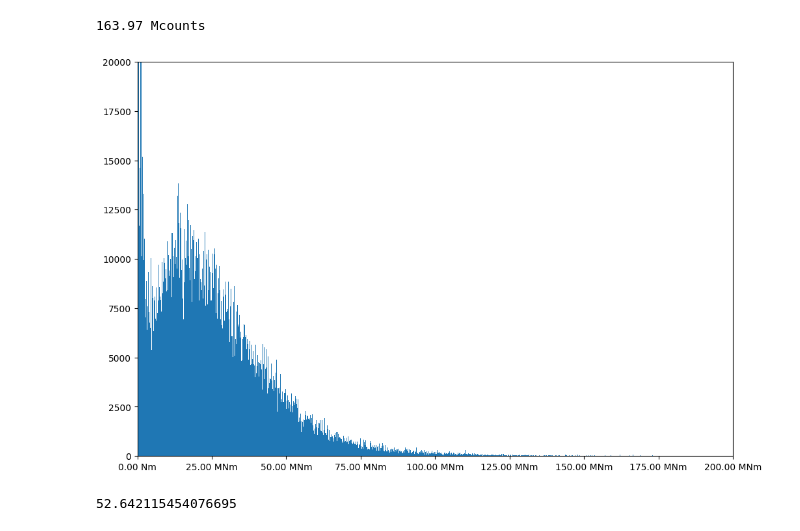
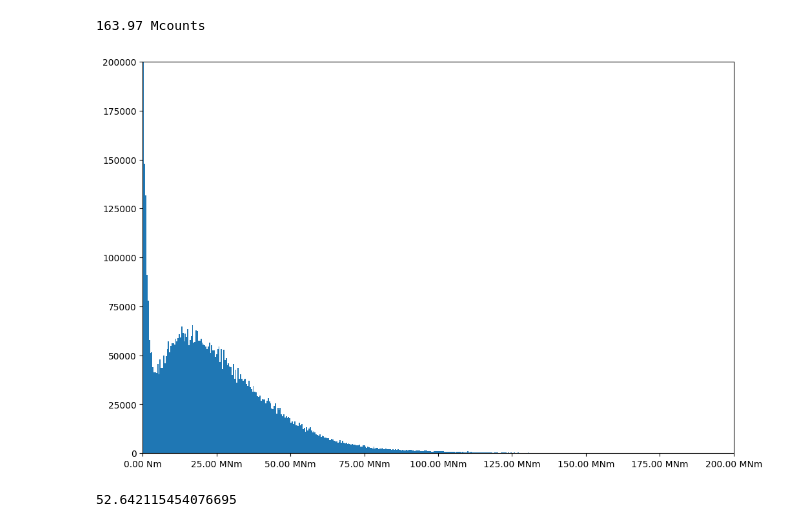
Before and after one commit to equinor/fatigue-calculations, a Jupyter notebook: baseline_methods/interpolate_DEM_to_damage.ipynb, the cells around one changed output. Cells and saved outputs as stored; diff of their text form; code cells hidden in the pictures.

Commit message:
Expanded notebook where interpolation code was solved, with additional polar plots, elevation plots, histogram of cycles etc

```diff
--- a/baseline_methods/interpolate_DEM_to_damage.ipynb
+++ b/baseline_methods/interpolate_DEM_to_damage.ipynb
@@ -54,0 +93,11 @@ validate_df = pd.DataFrame(data=np.hstack((np.array([adjusted_compass_angles]).r
+# %%
+fig, ax = plt.subplots()
+lst = np.array([ [DEM_at_elevation_i.max() / 1e6, member_elevations[elevation_idx]] for elevation_idx, DEM_at_elevation_i in enumerate(DEM_tot_all_members_all_angles)])
+x, y = lst[:,0], lst[:, 1]
+plt.plot(x,y)
+plt.ylim(-30, 25)
+plt.xlim(0, 180)
+plt.ylabel('mLat')
+plt.xlabel('DEM [MNm]')
+for pos in lst:
+    plt.text(pos[0], pos[1], s=f'{pos[0]:.1f} MNm')
@@ -72,7 +120,6 @@ elevation_closest = member_elevations[idx_closest]
 
 print(f'The nodes from the DEM calculation closest to boat landing at {elevation_boat_landing:.2f} mLat is \n{elevation_above:.2f} @ mLat above \n{elevation_below:.2f} @ mLat below')
 closest_is_above = elevation_closest > elevation_boat_landing
-closest_is_above = False
 print(f'The closest of elevations is {elevation_closest}, {"above" if closest_is_above else "below"} the boat landing')
 # %% [output]
 The nodes from the DEM calculation closest to boat landing at 9.69 mLat is
@@ -141,7 +188,11 @@ so our results should be close to 75.0 % util (m=5), possibly up to 76.9 % util
 # Load the markov matrices
 from utils.fastnumpyio import load as fastio_load
 markov_path = fr'{os.getcwd()}\output\total_markov_member' + '{}.npy'
-mbr_to_el_map = {54: 22.4, 72: 11.2, 84: 6.5, 91: 4.275} # TODO this should be handled by the geometry file
+# mbr_to_el_map = {54: 22.4, 72: 11.2, 84: 6.5, 91: 4.275} # TODO this should be handled by the geometry file
+
+member_geometry = pd.read_excel(member_geometry_file_path)
+mbr_to_el_map = {k: v for k, v in zip(member_geometry['member_JLO'], member_geometry['elevation'])}
+
 markov_matrices = {}
 for mbr in mbr_to_el_map.keys():
     path = markov_path.format(mbr)
@@ -278,7 +350,7 @@ Hence, considering that the RULe damage for the hotspot was indeed a factor of 0
 # %% [markdown]
 ### Attempt of some recreation with our own cycles
 # %%
-n_bins = 80
+n_bins = 1000
 bins = np.linspace(0., markov_hotspot[:,0].max(), n_bins + 1)
 bins_midpoints = 0.5 * (bins[:-1] + bins[1:]) # this is why n_bins + 1 is passed to linspace
 bin_n, _ = np.histogram(markov_hotspot[:,0], bins = bins, range = None, weights = markov_hotspot[:,1])
@@ -305,13 +377,13 @@ def sci_format(num, pos):
 # %%
 ranges, counts = binned_markov_hotspot.T
 fig, ax = plt.subplots()
 plt.hist(bins[:-1], bins, weights=counts)
-plt.ylim((0, 20e3))
+plt.ylim((0, 20e4))
 plt.xlim((0, 2e8))
 import matplotlib.ticker as ticker
 ax.xaxis.set_major_formatter(ticker.FuncFormatter(lambda x, pos: sci_format(x,pos)))
 # %% [output]
-[figure, old version]
+[figure, new version]
 # %%
 S_test = curve.SN.fatigue_strength(N_equivalent)
 # %%
```
Also changed, not shown: parts of 22 cells of this notebook.
